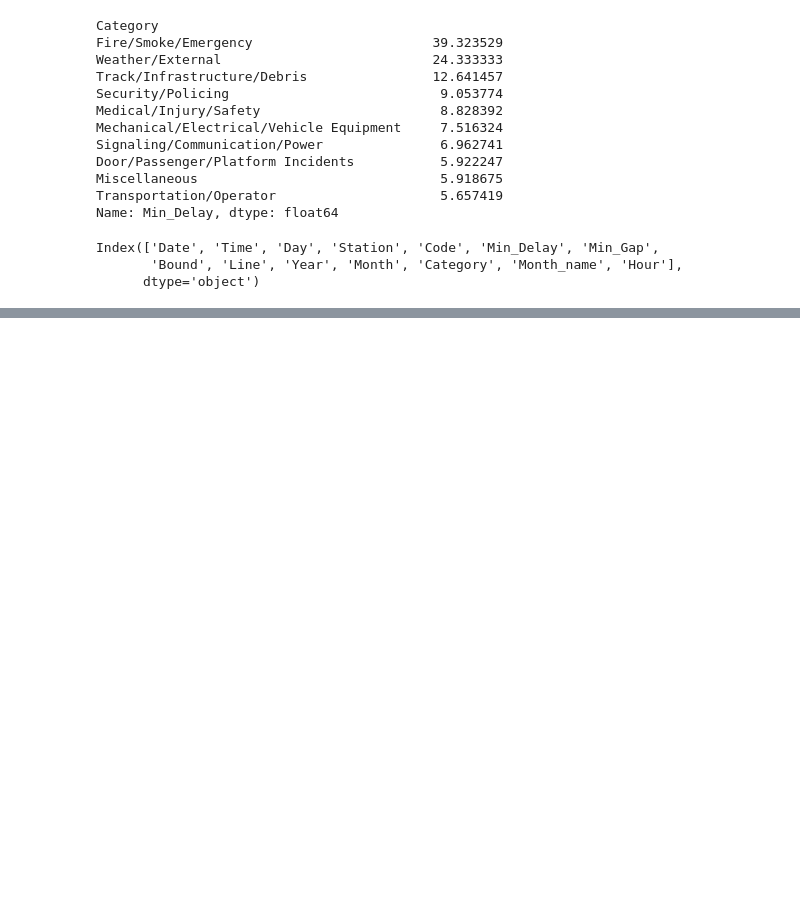
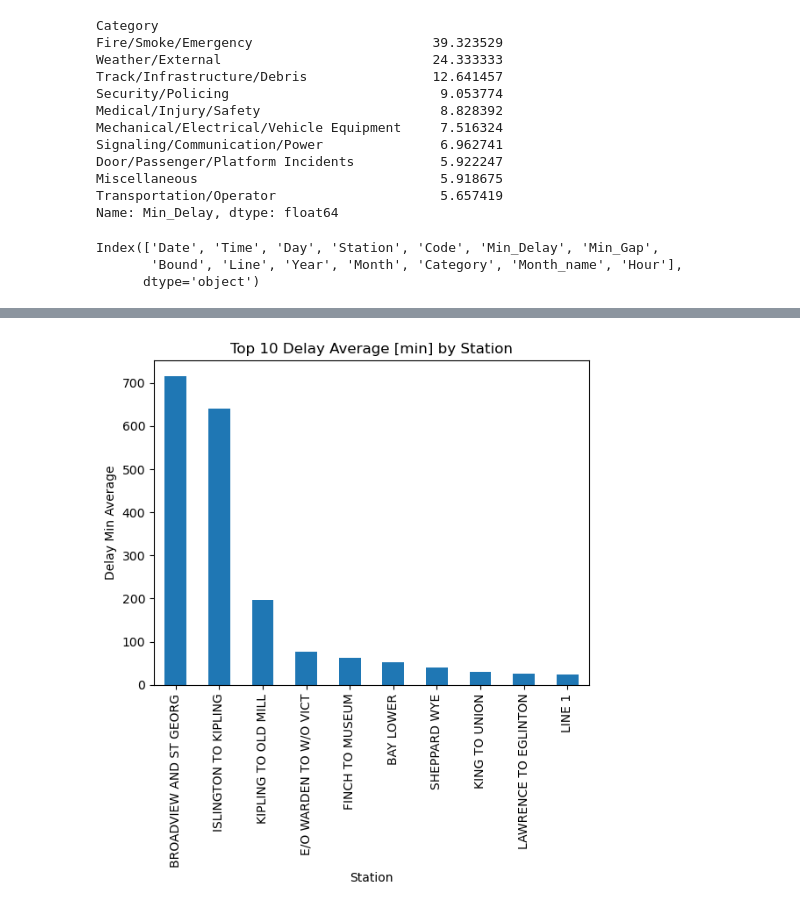
Before and after one commit to jcpeinado/Team_Project-TTC_Delays, a Jupyter notebook: 03_analysis_and_results/01_clean_data_analysis.ipynb, the cells around one changed output, grey strips where cells are left out. Drawn from its saved outputs; the diff is of its cells as text; code cells hidden in the pictures; blank space fills up the shorter version.

```diff
--- a/03_analysis_and_results/01_clean_data_analysis.ipynb
+++ b/03_analysis_and_results/01_clean_data_analysis.ipynb
@@ -115,0 +145,11 @@ plt.show()
+# %%
+
+delay_sation_counts = df_delay.groupby("Station")["Min_Delay"].mean().sort_values(ascending=False).head(10)
+plt.figure()
+delay_sation_counts.plot(kind="bar")
+plt.title("Top 10 Delay Average [min] by Station")
+plt.xlabel("Station")
+plt.ylabel("Delay Min Average")
+plt.show()
+# %% [output]
+[figure, added]
```
Also changed, not shown: parts of 5 cells of this notebook, 1 other file.
